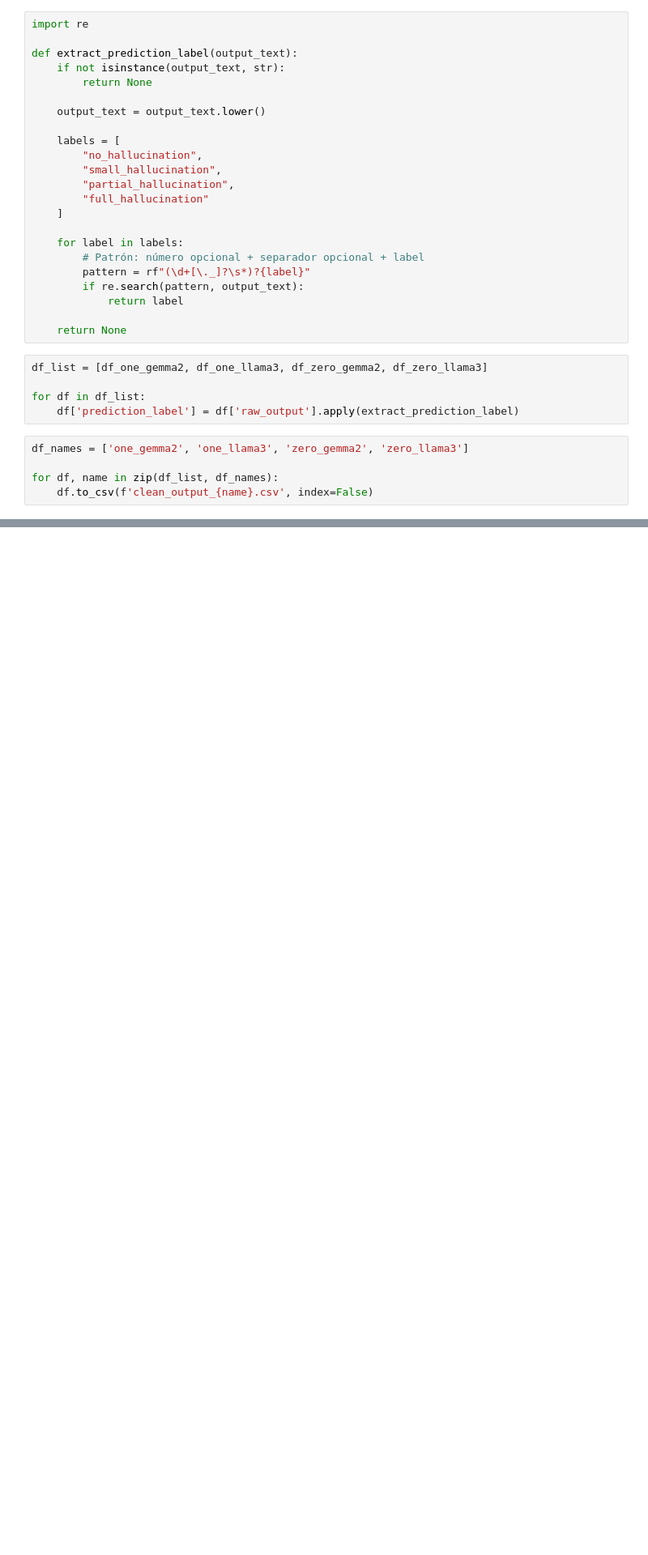
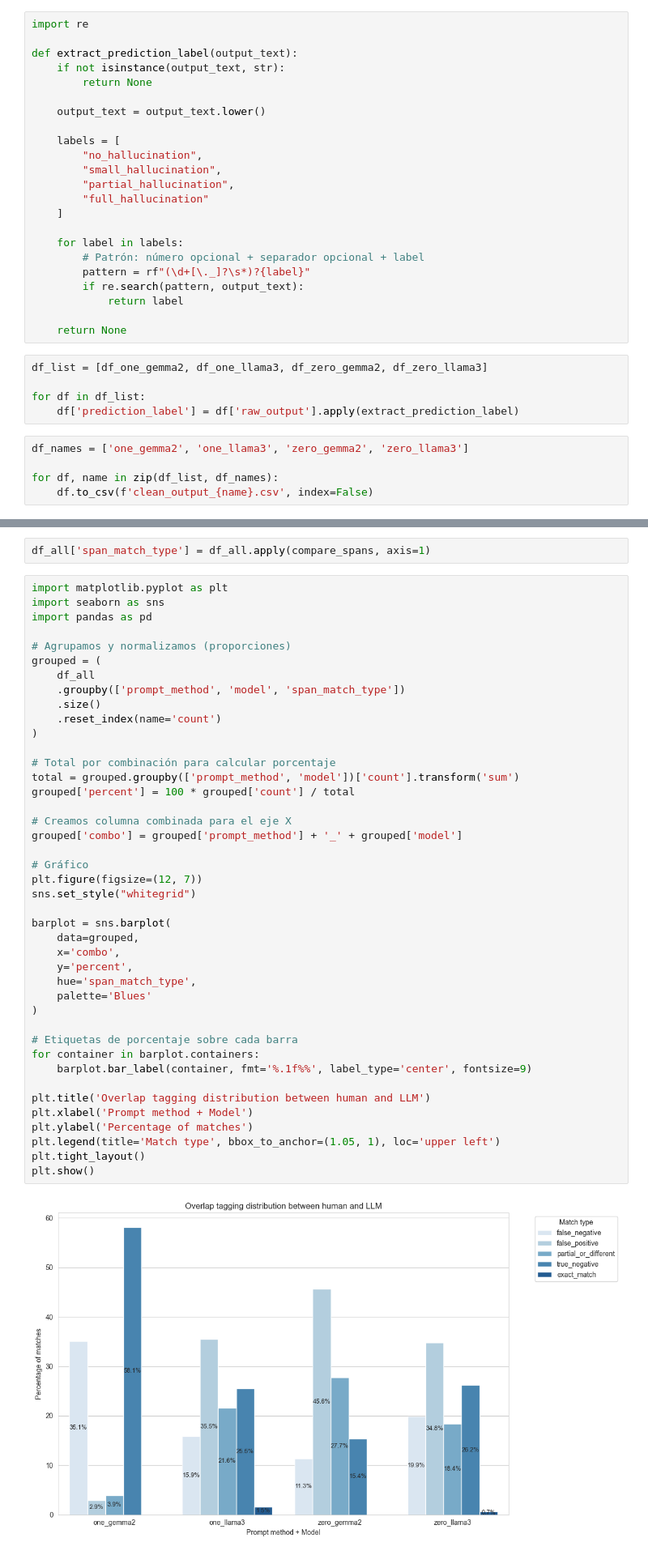
Before and after one commit to Belen96x/LLM_hallucination_detection, a Jupyter notebook: data/overlap_comparison.ipynb, the cells around one changed output, grey strips where cells are left out. Shown at 81% size. Drawn from its saved outputs; the diff is of its cells as text; blank space fills up the shorter version.

Commit message:
Visualizations for poster

```diff
--- a/data/overlap_comparison.ipynb
+++ b/data/overlap_comparison.ipynb
@@ -84,0 +144,46 @@ for df, name in zip(df_list, df_names):
+# %%
+df_all['span_match_type'] = df_all.apply(compare_spans, axis=1)
+# %%
+import matplotlib.pyplot as plt
+import seaborn as sns
+import pandas as pd
+
+# Agrupamos y normalizamos (proporciones)
+grouped = (
+    df_all
+    .groupby(['prompt_method', 'model', 'span_match_type'])
+    .size()
+    .reset_index(name='count')
+)
+
+# Total por combinación para calcular porcentaje
+total = grouped.groupby(['prompt_method', 'model'])['count'].transform('sum')
+grouped['percent'] = 100 * grouped['count'] / total
+
+# Creamos columna combinada para el eje X
+grouped['combo'] = grouped['prompt_method'] + '_' + grouped['model']
+
+# Gráfico
+plt.figure(figsize=(12, 7))
+sns.set_style("whitegrid")
+
+barplot = sns.barplot(
+    data=grouped,
+    x='combo',
+    y='percent',
+    hue='span_match_type',
+    palette='Blues'
+)
+
+# Etiquetas de porcentaje sobre cada barra
+for container in barplot.containers:
+    barplot.bar_label(container, fmt='%.1f%%', label_type='center', fontsize=9)
+
+plt.title('Overlap tagging distribution between human and LLM')
+plt.xlabel('Prompt method + Model')
+plt.ylabel('Percentage of matches')
+plt.legend(title='Match type', bbox_to_anchor=(1.05, 1), loc='upper left')
+plt.tight_layout()
+plt.show()
+# %% [output]
+[figure, added]
```
Also changed, not shown: parts of 11 cells of this notebook, 5 other files.
